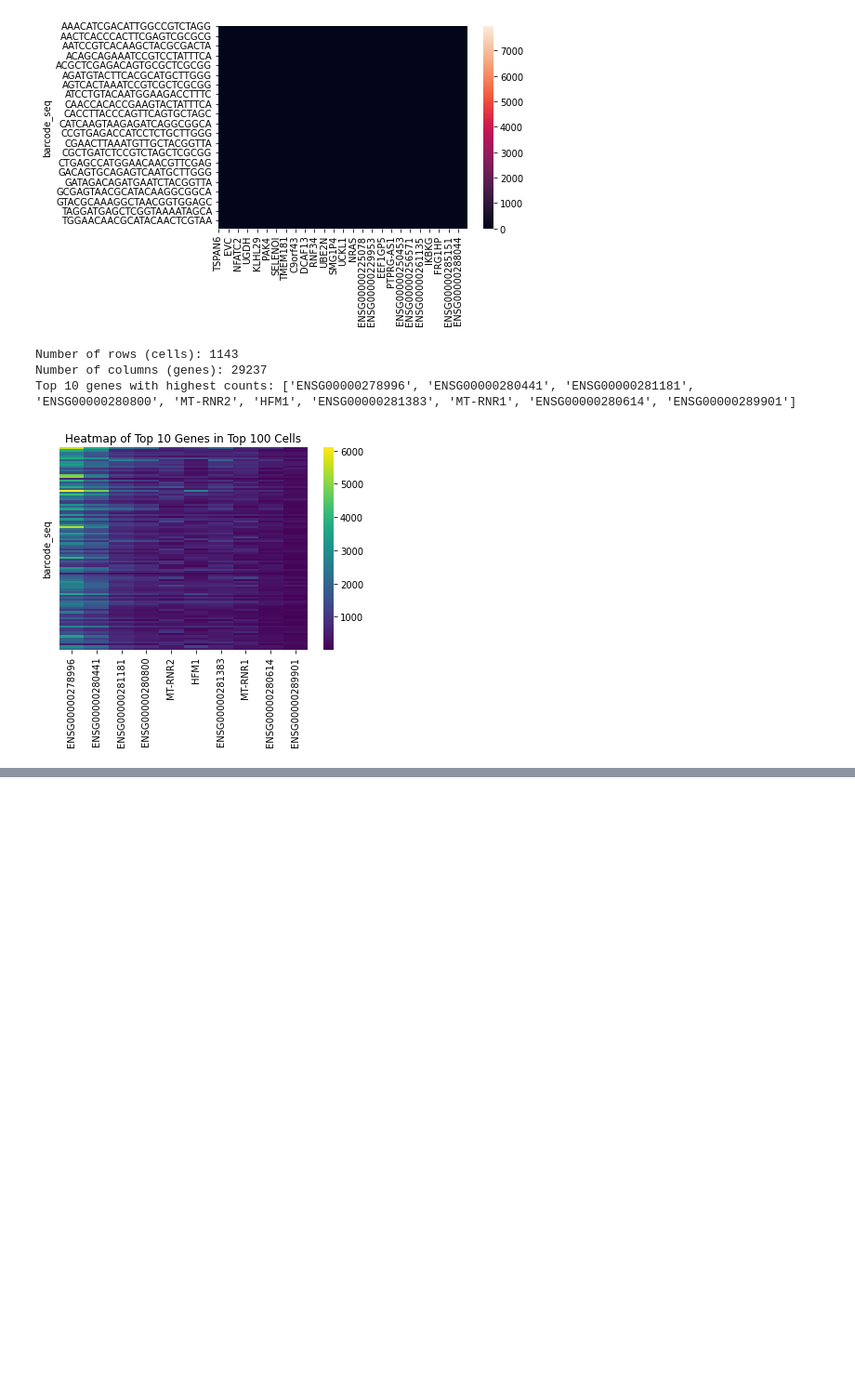
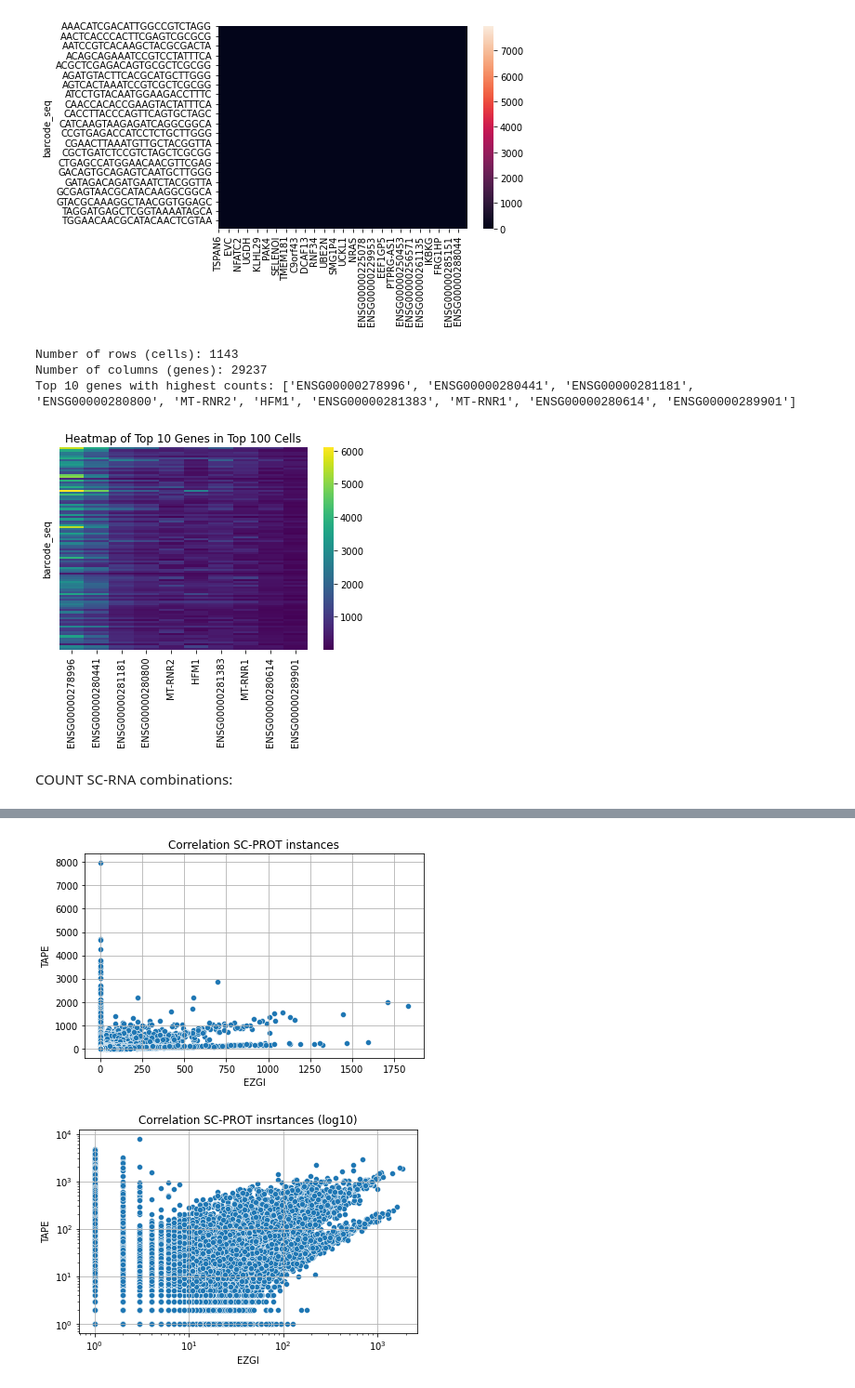
Before and after one commit to tstohn/Analysis-EZGI, a Jupyter notebook: SIGNALseq_Analysis/SignalSeq.ipynb, the cells around one changed output, grey strips where cells are left out. Shown at 93% size. Drawn from its saved outputs; the diff is of its cells as text; code cells hidden in the pictures; blank space fills up the shorter version.

Commit message:
files for SIGNALseq analysis

```diff
--- a/SIGNALseq_Analysis/SignalSeq.ipynb
+++ b/SIGNALseq_Analysis/SignalSeq.ipynb
@@ -57,3 +59,71 @@ Number of rows (cells): 1143
 Number of columns (genes): 29237
 Top 10 genes with highest counts: ['ENSG00000278996', 'ENSG00000280441', 'ENSG00000281181', 'ENSG00000280800', 'MT-RNR2', 'HFM1', 'ENSG00000281383', 'MT-RNR1', 'ENSG00000280614', 'ENSG00000289901']
 [figure]
+# %% [markdown]
+COUNT SC-RNA combinations:
+# %%
+# PLOT RNA CORRELATIONS
+#PLOT GENE CORRELATIONS
+dir = "../data/SIGNALseq/processed/ex0003_hela_rna_adata.h5ad"
+rnaData = sc.read_h5ad(dir)
+#INFO: In Signalseq analysis authors seem to have used the gene_name of the gtf file for the final sc-gene matrix
+# we will later also use this to correlate gene counts per cell
+#plot the data (counts contains the raw counts)
+countData = rnaData.to_df(layer = "counts")
+
+#COUNT TAPE DATA
+countDataNew = countData.reset_index()
+dataTape = pd.melt(countDataNew,
+                  id_vars='barcode_seq',
+                  var_name='gene',
+                  value_name='count')
+dataTape = dataTape[dataTape["count"] > 0.0]
+dataTape["AB_COUNT_TAPE"] = dataTape["count"]
+dataTape["SingleCell_BARCODE"] = dataTape["barcode_seq"]
+dataTape["AB_BARCODE"] = dataTape["gene"]
+#summing only genes
+dataTape["AB_COUNT_SUM_TAPE"] = dataTape.groupby(["SingleCell_BARCODE","AB_BARCODE"])["AB_COUNT_TAPE"].transform("sum")
+dataTapeSelected = dataTape[["SingleCell_BARCODE", "AB_COUNT_SUM_TAPE","AB_BARCODE"]]
+dataTapeGenes = dataTapeSelected.drop_duplicates(subset=["SingleCell_BARCODE", "AB_COUNT_SUM_TAPE","AB_BARCODE"])
+dataTapeGenes["merge_col"] = dataTapeGenes["SingleCell_BARCODE"] + dataTapeGenes["AB_BARCODE"]
+print(dataTapeGenes)
+
+def reverse_complement(seq):
+    complement = str.maketrans("ATCGatcg", "TAGCtagc")
+    return seq.translate(complement)[::-1]
+#COUNT EZGI DATA (ABRNA_Counts_umi1 for 1MM in UMI)
+dataEZGI = pd.read_csv("./output/ezgi/ABRNA_Counts_umi0.tsv", sep="\t")
+#summing only genes
+dataEZGI["SingleCell_BARCODE_REVERSE"] = dataEZGI["SingleCell_BARCODE"].apply(reverse_complement)
+dataEZGI["AB_COUNT_SUM_EZGI"] = dataEZGI.groupby(["SingleCell_BARCODE_REVERSE","AB_BARCODE"])["AB_COUNT"].transform("sum")
+dataEZGISelected = dataEZGI[["SingleCell_BARCODE_REVERSE", "AB_COUNT_SUM_EZGI","AB_BARCODE"]]
+dataEzgiGenes = dataEZGISelected.drop_duplicates(subset=["SingleCell_BARCODE_REVERSE", "AB_COUNT_SUM_EZGI","AB_BARCODE"])
+dataEzgiGenes["merge_col"] = dataEzgiGenes["SingleCell_BARCODE_REVERSE"] + dataEzgiGenes["AB_BARCODE"]
+print(dataEzgiGenes)
+
+
+merged_df = pd.merge(dataTapeGenes, dataEzgiGenes, on = "merge_col", how="inner")
+print(merged_df)
+
+merged_df["AB_COUNT_SUM_EZGI_LOG"] = np.log10(merged_df["AB_COUNT_SUM_EZGI"])
+merged_df["AB_COUNT_SUM_TAPE_LOG"] = np.log10(merged_df["AB_COUNT_SUM_TAPE"])
+
+# Plot
+sns.scatterplot(data=merged_df, x='AB_COUNT_SUM_EZGI', y='AB_COUNT_SUM_TAPE')
+plt.title("Correlation SC-PROT instances")
+plt.xlabel('EZGI')
+plt.ylabel('TAPE')
+plt.grid(True)
+plt.tight_layout()
+plt.show()
+
+sns.scatterplot(data=merged_df, x='AB_COUNT_SUM_EZGI', y='AB_COUNT_SUM_TAPE')
+plt.title("Correlation SC-PROT insrtances (log10)")
+plt.xlabel('EZGI')
+plt.ylabel('TAPE')
+plt.grid(True)
+plt.tight_layout()
+plt.xscale("log")
+plt.yscale("log")
+plt.show()
+# %% [output]
@@ -59,0 +147,2 @@ Top 10 genes with highest counts: ['ENSG00000278996', 'ENSG00000280441', 'ENSG00
+[figure, added]
+[figure, added]
```
Also changed, not shown: parts of 6 cells of this notebook, 40 other files.
